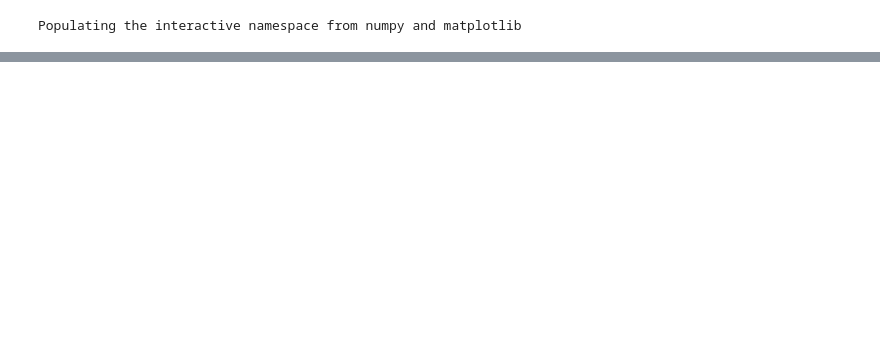
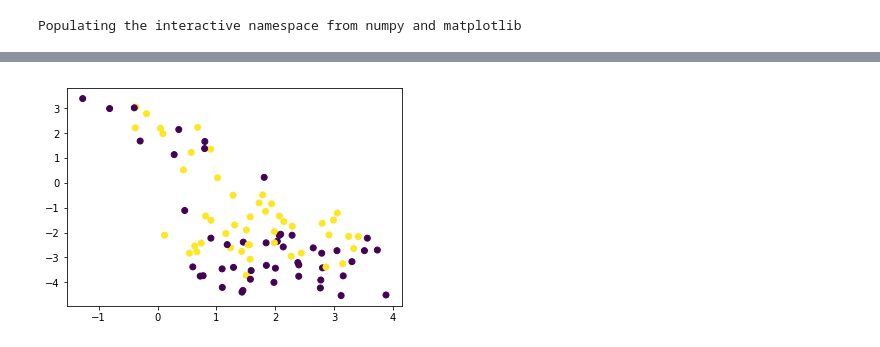
Before and after one commit to Teichlab/RCA, a Jupyter notebook: Apply zinb-wave.ipynb, the cells around one changed output, grey strips where cells are left out. Saved outputs shown, nothing was run; the diff lists cells and outputs as text; code cells hidden in the pictures; blank space fills up the shorter version.

```diff
--- a/Apply zinb-wave.ipynb
+++ b/Apply zinb-wave.ipynb
@@ -52,0 +60,16 @@ RuntimeError: Rejecting initial value:
+# %%
+df = pd.read_csv(v['args']['sample_file'].decode('ascii'), comment='#').dropna()
+sdf = df.mean()
+# %%
+v_w = sdf[sdf.index.str.startswith('w.')]
+# %%
+df_v_w = v_w.index.str.extract('w\.(\d+)\.(\d+)', expand=True).astype(int)
+df_v_w.columns = ['dim', 'cell']
+df_v_w['value'] = v_w.values
+w = df_v_w.pivot_table(values='value', columns=['dim'], index=['cell'])
+# %%
+c = sample_info.loc[cells.cat.categories[w.index - 1]]['LB_type'] == 'A'
+# %%
+plt.scatter(w[1], w[2], c=c);
+# %% [output]
+[figure, added]
```
Also changed, not shown: parts of 8 cells of this notebook, 1 other file.
